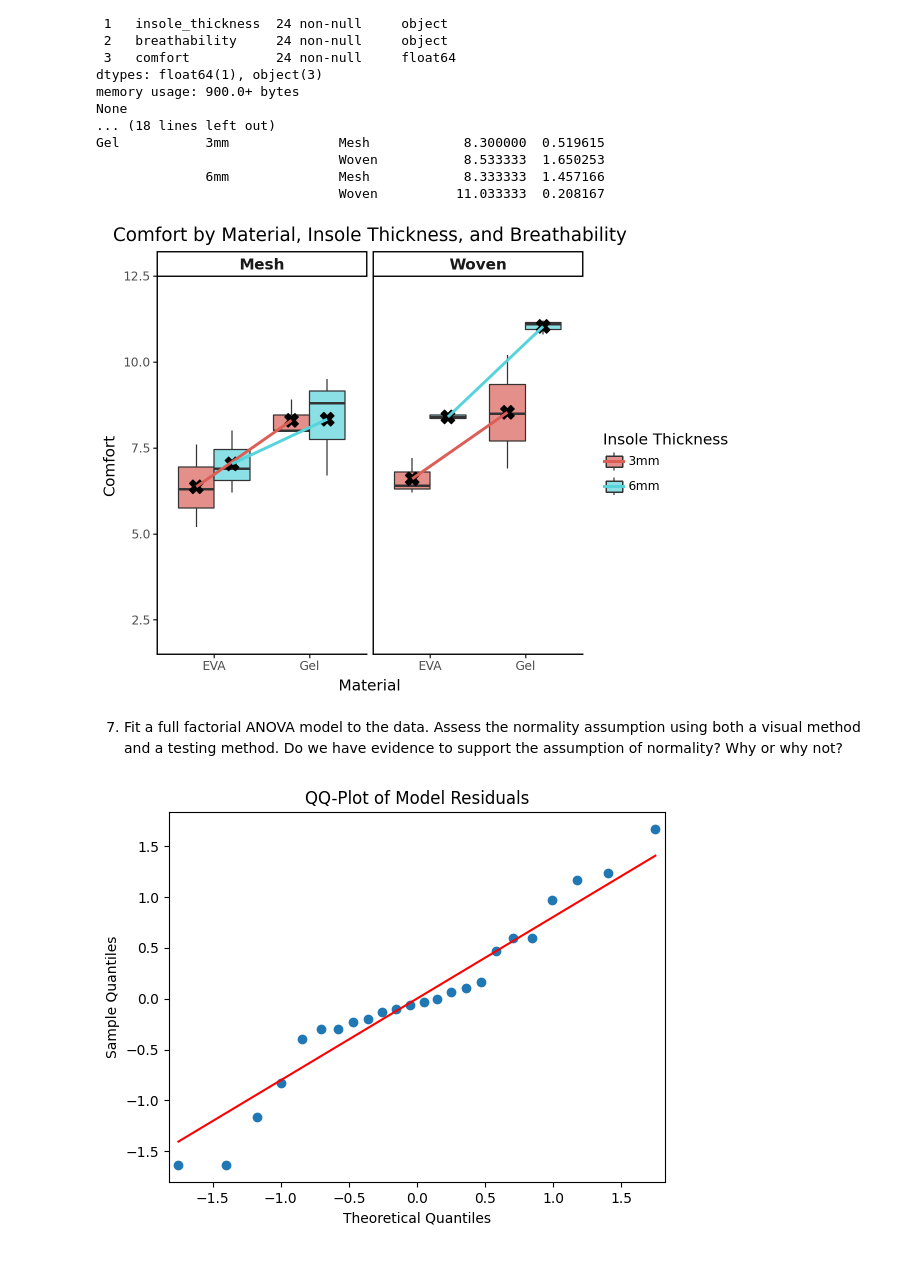
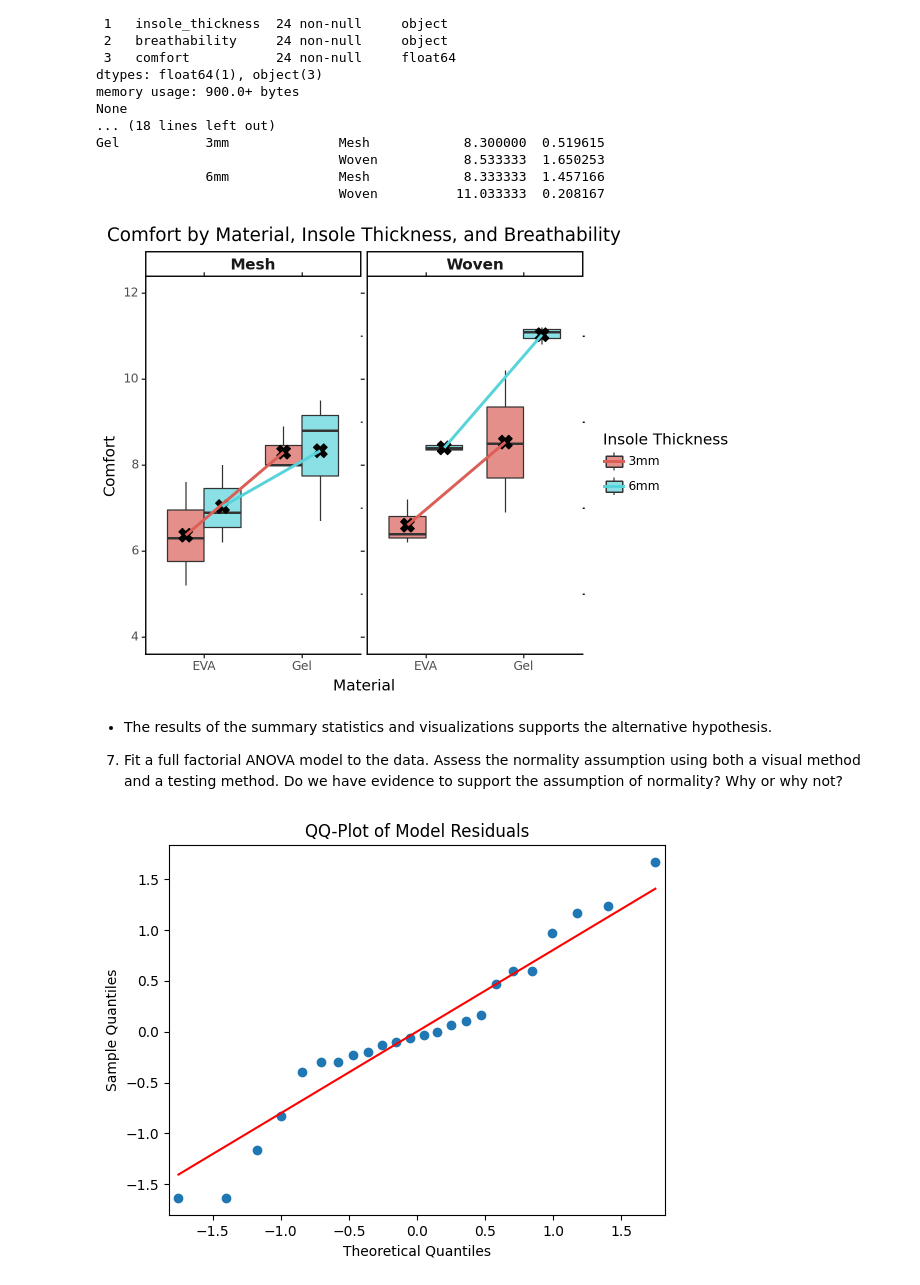
Before and after one commit to kwill580/STAT-7220-Applied-Experimental-Design, a Jupyter notebook: Assignments/HW3/STAT-7220-HW3.ipynb, the cells around one changed output. Saved outputs shown, nothing was run; the diff lists cells and outputs as text; code cells hidden in the pictures.

```diff
--- a/Assignments/HW3/STAT-7220-HW3.ipynb
+++ b/Assignments/HW3/STAT-7220-HW3.ipynb
@@ -199,36 +206,37 @@ p = (
     geom_line(
         data=shoe_means,
         mapping=aes(y='mean', group='insole_thickness', color='insole_thickness'),
         size=1.2,
         position=box_dodge
     ) +
 
     # 4. Facet by Breathability (two panels side-by-side)
     facet_wrap('~breathability', ncol=2) +
 
     # 5. Styling and labels
     labs(
         title = "Comfort by Material, Insole Thickness, and Breathability",
         x = "Material",
         y = "Comfort",
         fill = "Insole Thickness",
         color = "Insole Thickness"
     ) +
 
     theme_classic() +
     theme(
         plot_title = element_text(hjust=0.5),
         strip_text = element_text(size=11, weight='bold')
     ) +
 
-    scale_y_continuous(limits=(2, 12))
+    scale_y_continuous(limits=(4, 12))
 )
 
 # Display
 p
 # %% [output]
-[figure, old version]
+[figure, new version]
 # %% [markdown]
+* The results of the summary statistics and visualizations supports the alternative hypothesis.
 7.  Fit a full factorial ANOVA model to the data. Assess the normality assumption using both a visual method and a testing method. Do we have evidence to support the assumption of normality? Why or why not?
 # %%
 ## Import Statsmodels ##
```
Also changed, not shown: parts of 1 cell of this notebook.
